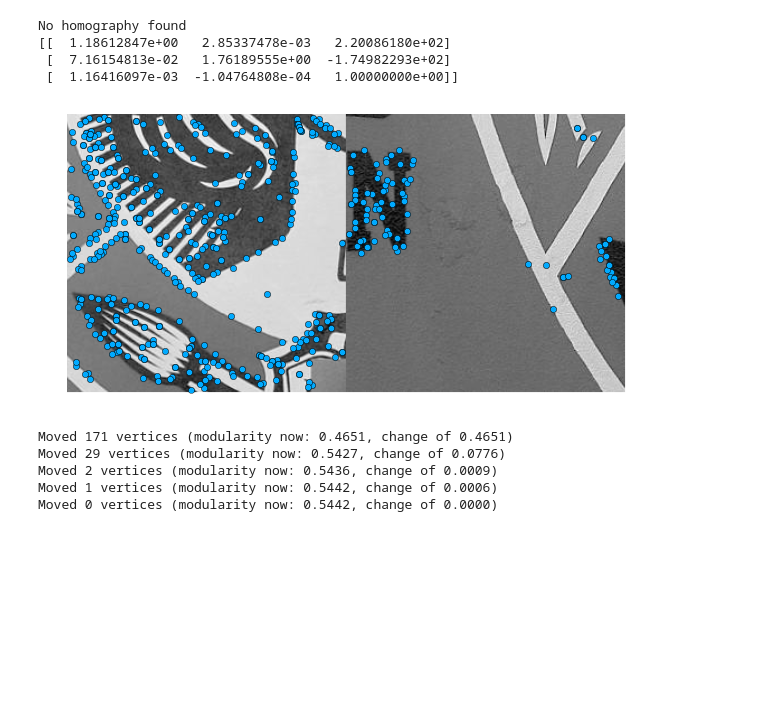
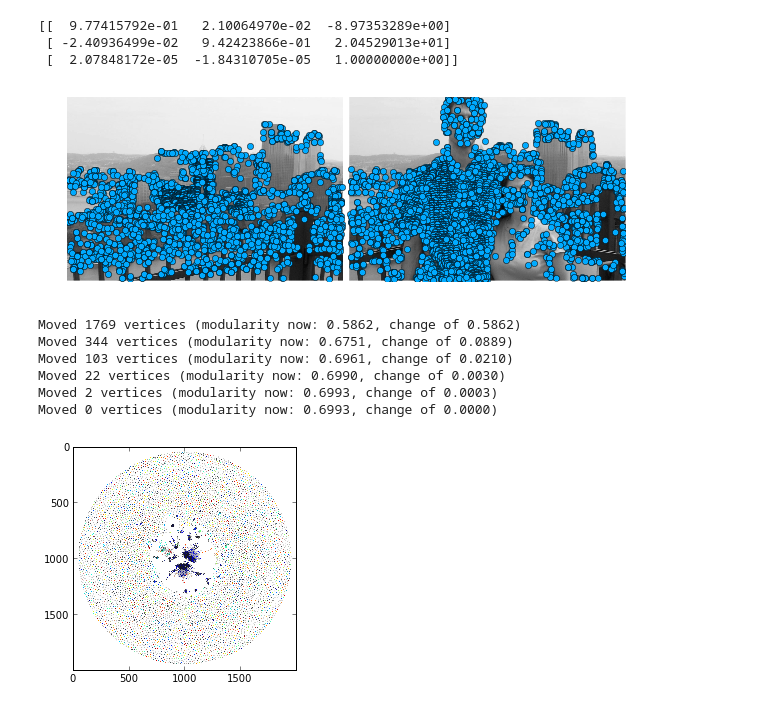
Before and after one commit to arnfred/Mirror-Match, a Jupyter notebook: code/cluster-match/Investigate Graph.ipynb, the cells around one changed output. Drawn from its saved outputs; the diff is of its cells as text; code cells hidden in the pictures; blank space fills up the shorter version.

Commit message:
New images and more text

```diff
--- a/code/cluster-match/Investigate Graph.ipynb
+++ b/code/cluster-match/Investigate Graph.ipynb
@@ -28,7 +28,8 @@ from itertools import combinations
 #paths = ['../../images/gallagher/partial_match/skyline_2.jpg', '../../images/gallagher/partial_match/skyline_1.jpg']
 #paths = ['../../images/gallagher/partial_match/stairs_2.jpg', '../../images/gallagher/partial_match/stairs_1.jpg']
 #paths = ['../../images/gallagher/partial_match/slide2_2.jpg', '../../images/gallagher/partial_match/slide2_1.jpg']
-paths = ['../../images/gallagher/partial_match/100_2151_small.jpg', '../../images/gallagher/partial_match/100_2154_small.jpg']
+#paths = ['../../images/gallagher/partial_match/100_2151_small.jpg', '../../images/gallagher/partial_match/100_2154_small.jpg']
+paths = ['../../images/gallagher/partial_match/100_1941_small.jpg', '../../images/gallagher/partial_match/100_1942_small.jpg']
 #paths = ['../../images/gallagher/partial_match/100_1941_small.jpg', '../../images/gallagher/partial_match/100_1942_small.jpg']
 #paths = ['../../images/gallagher/partial_match/100_1951_small.jpg', '../../images/gallagher/partial_match/100_1952_small.jpg']
 #paths = ['../../images/gallagher/partial_match/100_1998_small.jpg', '../../images/gallagher/partial_match/100_1999_small.jpg']
@@ -48,7 +49,7 @@ def getHomographyPath(paths) :
     return "%s/%s_%s_hom.npy" % (d, p1, p2)
 # %%
 #paths, homography = matching.getACRPaths(2,6,"wall")
-paths, homography = matching.getTestsetPaths("Fairey Artwar",10)
+#paths, homography = matching.getTestsetPaths("Pittsburg",20)
 # %%
 # Get images
 images = map(features.loadImage, paths)
@@ -71,16 +72,15 @@ except IOError :
     #homography, blup = cv2.findHomography(numpy.array(match_1), numpy.array(match_2), cv2.RANSAC)
 print(homography)
 # %% [output]
-No homography found
-[[  1.18612847e+00   2.85337478e-03   2.20086180e+02]
- [  7.16154813e-02   1.76189555e+00  -1.74982293e+02]
- [  1.16416097e-03  -1.04764808e-04   1.00000000e+00]]
+[[  9.77415792e-01   2.10064970e-02  -8.97353289e+00]
+ [ -2.40936499e-02   9.42423866e-01   2.04529013e+01]
+ [  2.07848172e-05  -1.84310705e-05   1.00000000e+00]]
 # %%
 # Calculate weight matrix
 weights = weightMatrix.init(ds, descriptor_type)
 # %%
 # display keypoints
 pos = numpy.array(features.getPositions(ks))
-display.compareKeypoints(images[0], images[1], pos[indices == 0], pos[indices == 1])
+display.compareKeypoints(images[0], images[1], pos[indices == 0], pos[indices == 1], separation = 20, filename = "feature_points.jpg")
 # %% [output]
-[figure, old version]
+[figure, new version]
@@ -91,18 +94,21 @@ cluster_weights = weightMatrix.pruneTreshold(weights, 2.5)
 # Cluster weights
 partitions = clustermatch.cluster(cluster_weights, indices, split_limit = 500, prune_limit = 1.5, verbose = True)
 # %% [output]
-Moved 171 vertices (modularity now: 0.4651, change of 0.4651)
-Moved 29 vertices (modularity now: 0.5427, change of 0.0776)
-Moved 2 vertices (modularity now: 0.5436, change of 0.0009)
-Moved 1 vertices (modularity now: 0.5442, change of 0.0006)
-Moved 0 vertices (modularity now: 0.5442, change of 0.0000)
+Moved 1769 vertices (modularity now: 0.5862, change of 0.5862)
+Moved 344 vertices (modularity now: 0.6751, change of 0.0889)
+Moved 103 vertices (modularity now: 0.6961, change of 0.0210)
+Moved 22 vertices (modularity now: 0.6990, change of 0.0030)
+Moved 2 vertices (modularity now: 0.6993, change of 0.0003)
+Moved 0 vertices (modularity now: 0.6993, change of 0.0000)
 # %%
 # Create graph
-#g = featureGraph.init(cluster_weights)
-#featureGraph.setFeatureIndices(g, indices)
-#p = featureGraph.setPartition(g, partitions)
+g = featureGraph.init(cluster_weights)
+featureGraph.setFeatureIndices(g, indices)
+p = featureGraph.setPartition(g, partitions)
 
 # Print graph
-#display.draw_graph(g,p,size=(2000,2000))
+display.draw_graph(g,p,size=(2000,2000))
+# %% [output]
+[figure, added]
 # %%
 # List matches
```
Also changed, not shown: parts of 4 cells of this notebook, 25 other files.
